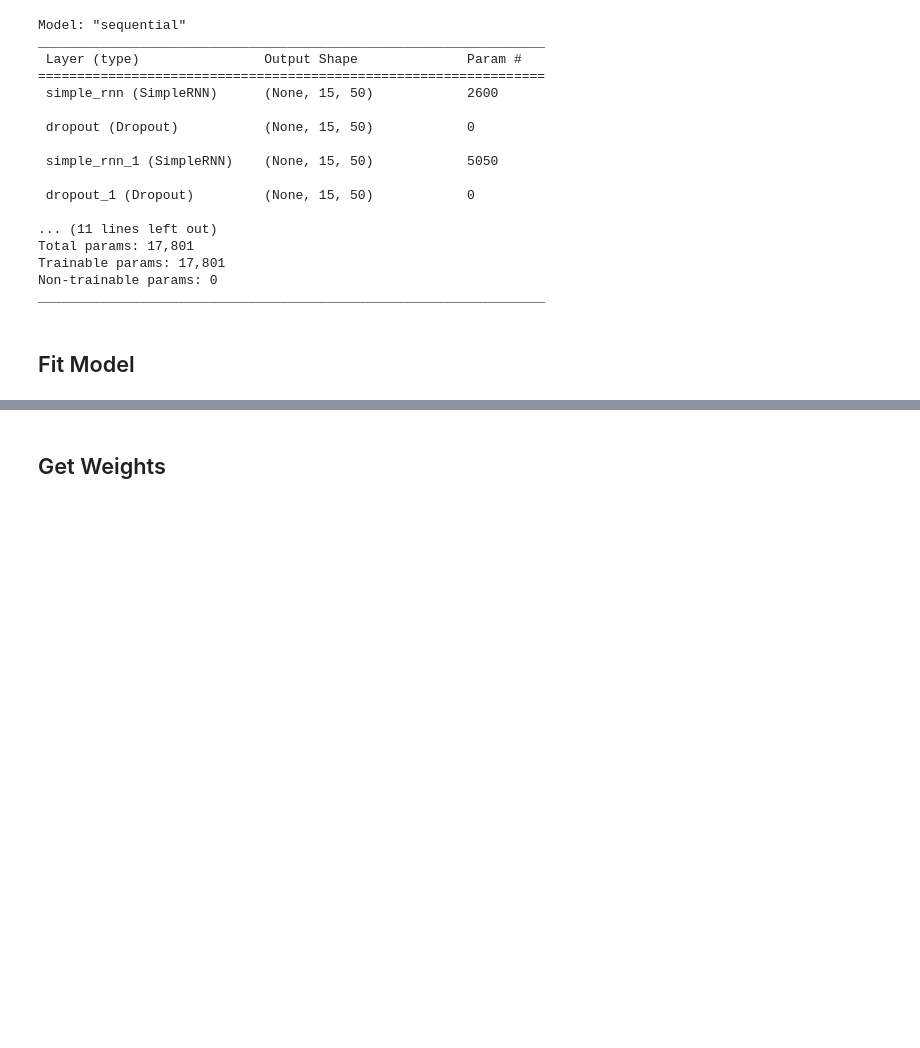
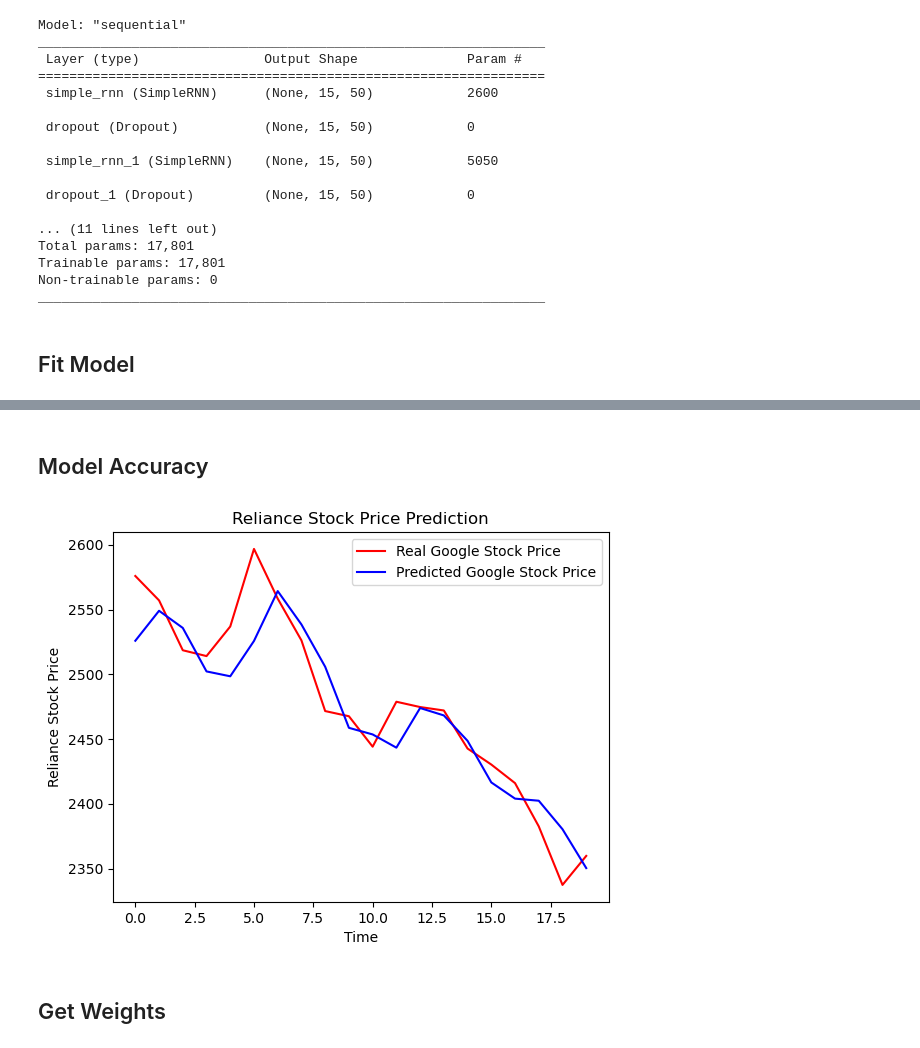
Before and after one commit to Snehbhandari/Thesis-Work, a Jupyter notebook: Code/weight_extraction_file1-Copy1-Graphs-Correcting Modularity Code - 3 layers - 50 neurons.ipynb, the cells around one changed output, grey strips where cells are left out. Saved outputs shown, nothing was run; the diff lists cells and outputs as text; code cells hidden in the pictures; blank space fills up the shorter version.

```diff
--- a/Code/weight_extraction_file1-Copy1-Graphs-Correcting Modularity Code - 3 layers - 50 neurons.ipynb
+++ b/Code/weight_extraction_file1-Copy1-Graphs-Correcting Modularity Code - 3 layers - 50 neurons.ipynb
@@ -173,0 +260,4 @@ Epoch 100/100
+# %%
+x_test = np.reshape(x_test, (x_test.shape[0], x_test.shape[1], 1))
+# %%
+predicted_stock_price = my_model.predict(x_test)
@@ -173,0 +266,4 @@ Epoch 100/100
+# %%
+predicted_stock_price = scaler.inverse_transform(predicted_stock_price)
+# %%
+real_stock_price = df2.values
@@ -174,3 +279,15 @@ Epoch 100/100
+# %% [markdown]
+## Model Accuracy
+# %%
+plt.plot(real_stock_price, color='red', label='Real Google Stock Price')
+plt.plot(predicted_stock_price, color='blue', label='Predicted Google Stock Price')
+plt.title('Reliance Stock Price Prediction')
+plt.xlabel('Time')
+plt.ylabel('Reliance Stock Price')
+plt.legend()
+plt.show()
+# %% [output]
+[figure, added]
 # %% [markdown]
 ## Get Weights
 # %% [markdown]
```
Also changed, not shown: parts of 17 cells of this notebook, 1 other file.
